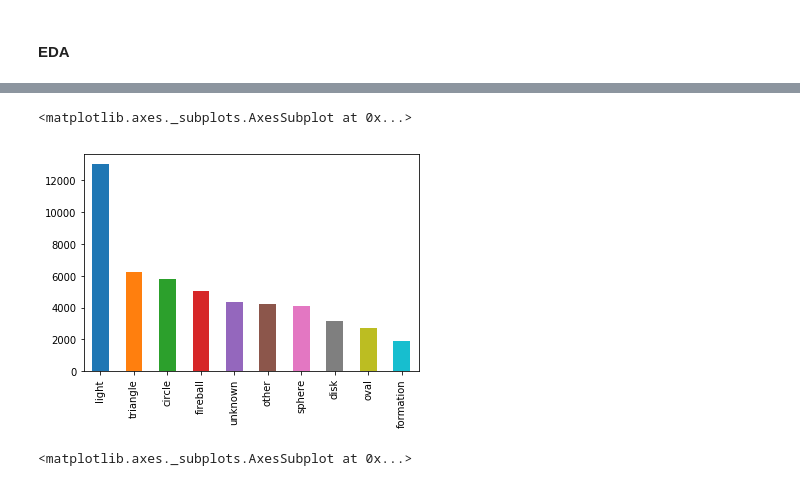
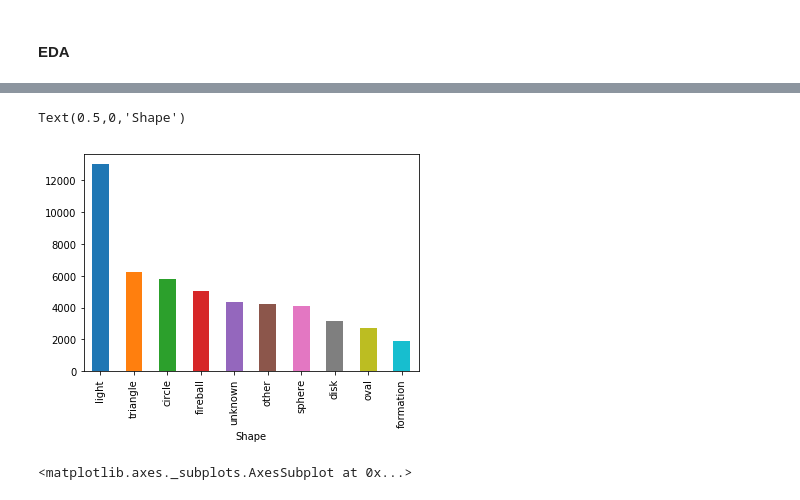
Before and after one commit to Preetikasri/UFO-Sightings-Analysis, a Jupyter notebook: notebook/Random Forest.ipynb, the cells around one changed output, grey strips where cells are left out. Saved outputs shown, nothing was run; the diff lists cells and outputs as text; code cells hidden in the pictures.

```diff
--- a/notebook/Random Forest.ipynb
+++ b/notebook/Random Forest.ipynb
@@ -48,8 +50,9 @@ df['city'].value_counts()[:10].plot(kind='bar')
 # %%
 new_df['shape'].value_counts()[:10].plot(kind='bar')
+xlabel("Shape")
 # %% [output]
-<matplotlib.axes._subplots.AxesSubplot at 0x...>
+Text(0.5,0,'Shape')
-[figure, old version]
+[figure, new version]
 # %%
 new_df['phase'].value_counts().plot(kind='bar')
 # %% [output]
```
Also changed, not shown: parts of 6 cells of this notebook, 1 other file.
